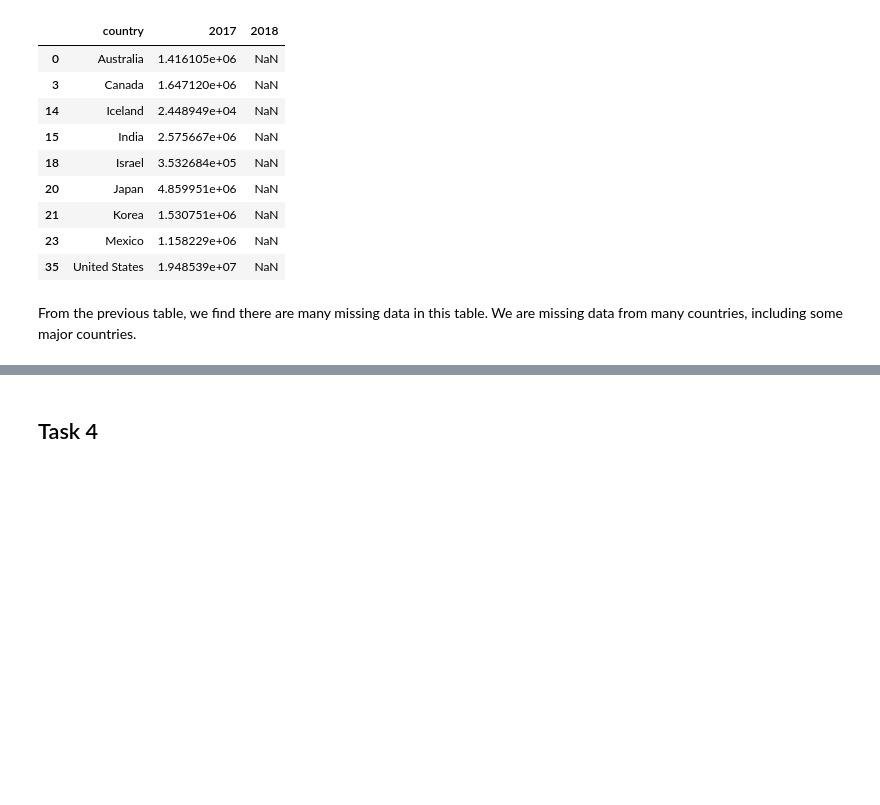
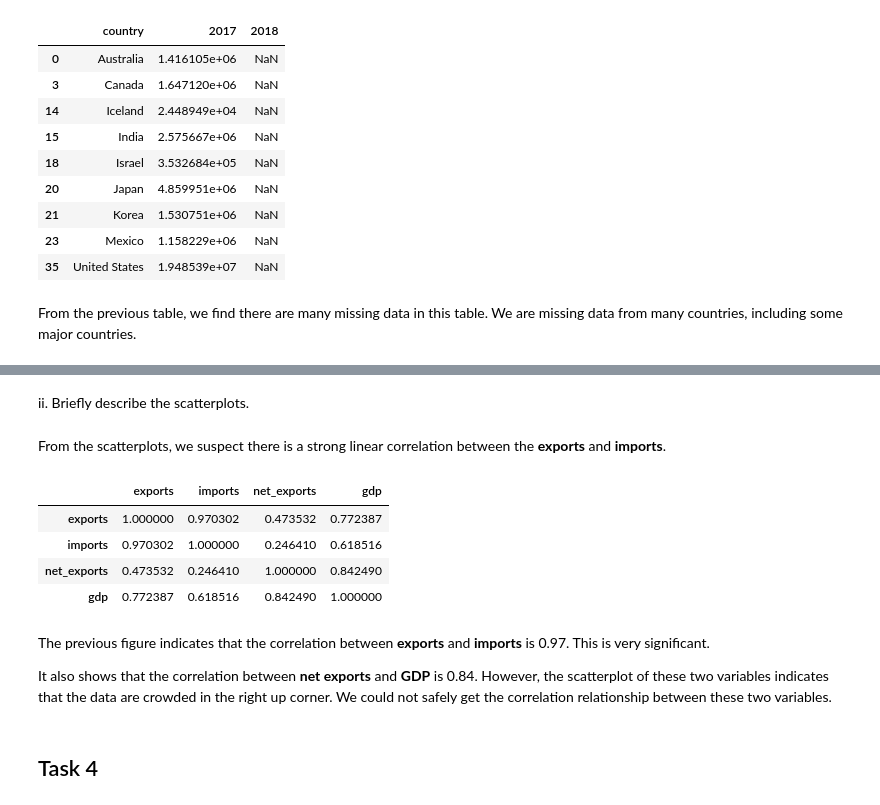
Before and after one commit to RSM2401-JMEX/Group-Assignment-3, a Jupyter notebook: Group-Assignment-3.ipynb, the cells around one changed output, grey strips where cells are left out. Saved outputs shown, nothing was run; the diff lists cells and outputs as text; code cells hidden in the pictures; blank space fills up the shorter version.

```diff
--- a/Group-Assignment-3.ipynb
+++ b/Group-Assignment-3.ipynb
@@ -386,3 +442,19 @@ From the previous table, we find there are many missing data in this table. We a
+# %% [markdown]
+ii. Briefly describe the scatterplots.
+# %% [markdown]
+From the scatterplots, we suspect there is a strong linear correlation between the **exports** and **imports**.
+# %%
+df_exports_imports_netexports_all.merge(df_gdp_all, left_index=True, right_index=True).corr()
+# %% [output]
+|  | exports | imports | net_exports | gdp |
+| exports | 1.000000 | 0.970302 | 0.473532 | 0.772387 |
+| imports | 0.970302 | 1.000000 | 0.246410 | 0.618516 |
+| net_exports | 0.473532 | 0.246410 | 1.000000 | 0.842490 |
+| gdp | 0.772387 | 0.618516 | 0.842490 | 1.000000 |
+# %% [markdown]
+The previous figure indicates that the correlation between **exports** and **imports** is 0.97. This is very significant.
+
+It also shows that the correlation between **net exports** and **GDP** is 0.84. However, the scatterplot of these two variables indicates that the data are crowded in the right up corner. We could not safely get the correlation relationship between these two variables.
 # %% [markdown]
 ## Task 4
 # %% [markdown]
```
Also changed, not shown: parts of 6 cells of this notebook.
